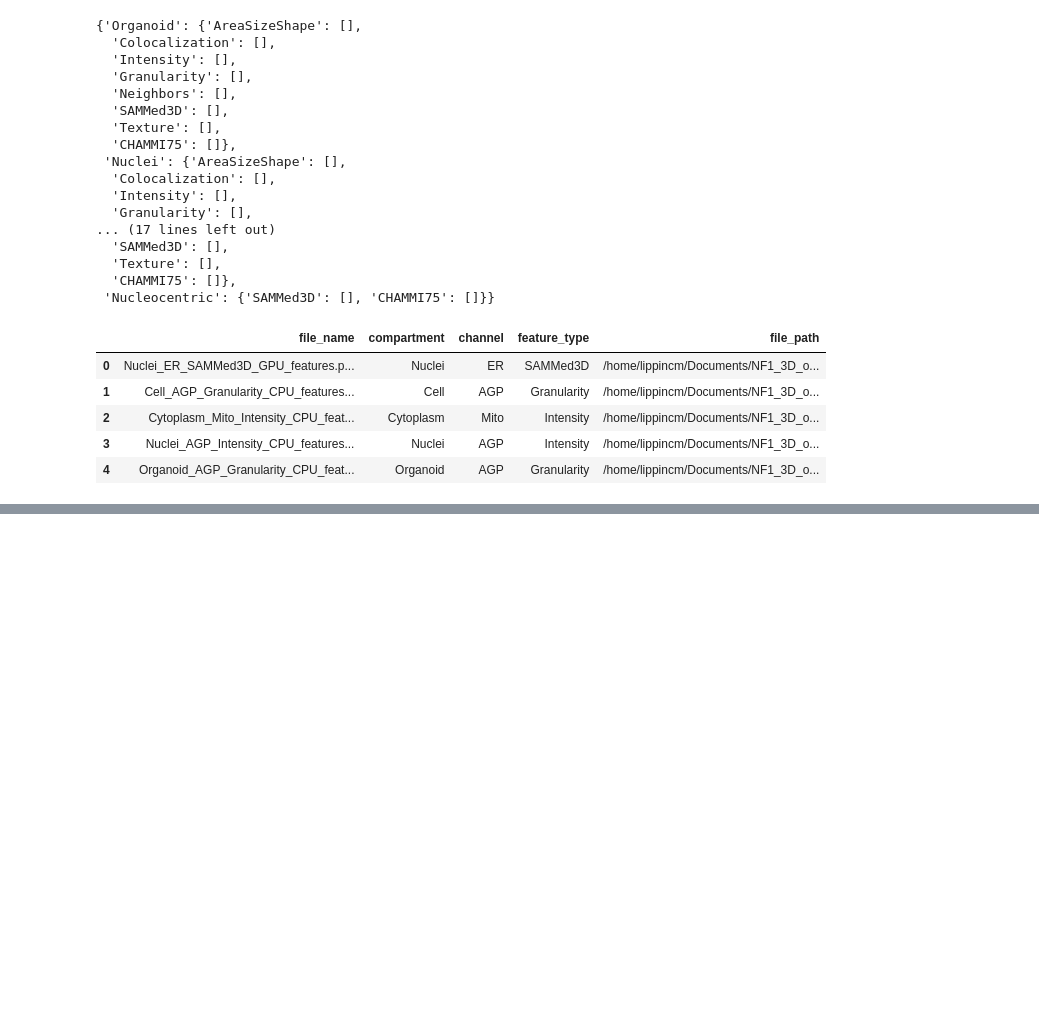
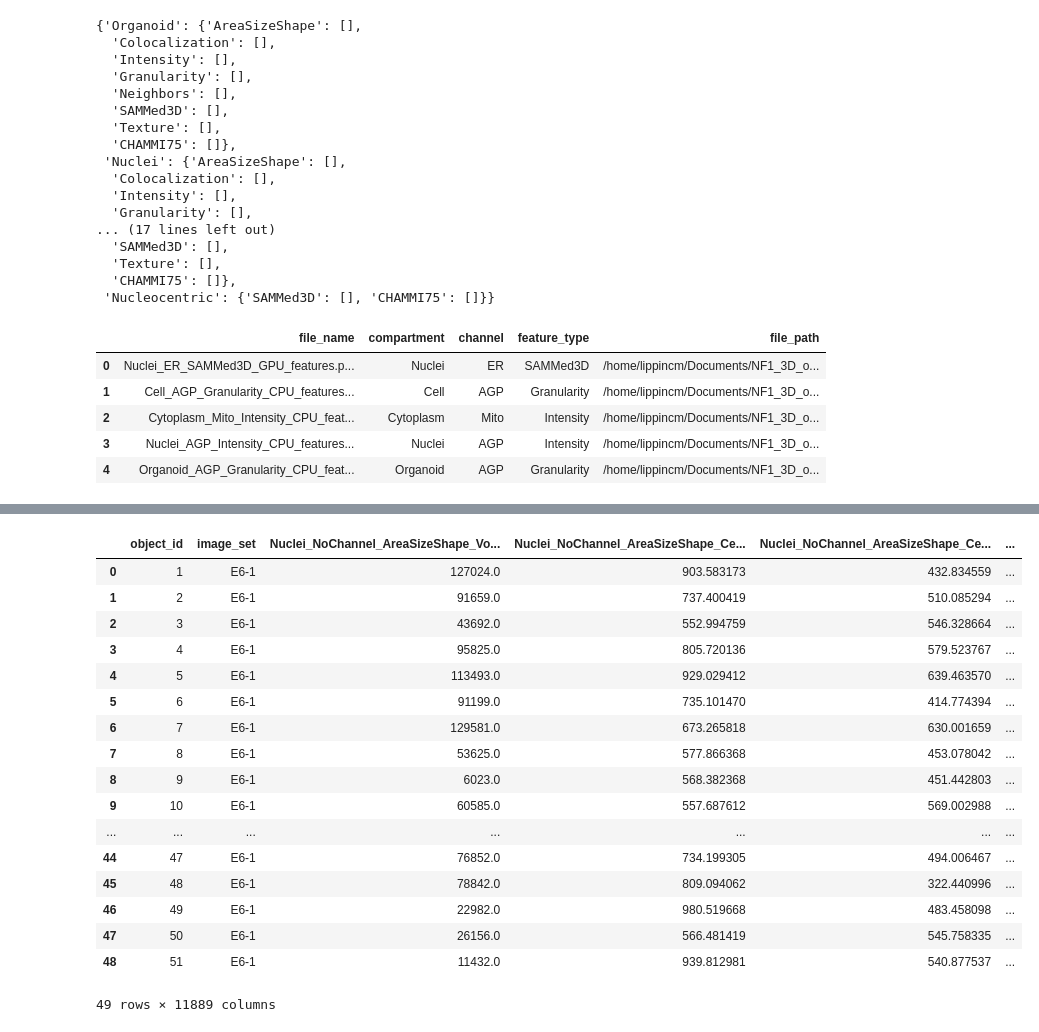
Before and after one commit to WayScience/NF1_3D_organoid_profiling_pipeline, a Jupyter notebook: 4.processing_image_based_profiles/notebooks/1.merge_feature_parquets.ipynb, the cells around one changed output, grey strips where cells are left out. Drawn from its saved outputs; the diff is of its cells as text; code cells hidden in the pictures; blank space fills up the shorter version.

```diff
--- a/4.processing_image_based_profiles/notebooks/1.merge_feature_parquets.ipynb
+++ b/4.processing_image_based_profiles/notebooks/1.merge_feature_parquets.ipynb
@@ -302,0 +287,23 @@ write_df
+# %%
+pd.read_parquet(
+    "../../data/NF0014_T1/image_based_profiles/1.related_profiles/E6-1/sc_profiles_E6-1_related.parquet"
+)
+# %% [output]
+|  | object_id | image_set | Nuclei_NoChannel_AreaSizeShape_Vo... | Nuclei_NoChannel_AreaSizeShape_Ce... | Nuclei_NoChannel_AreaSizeShape_Ce... | ... |
+| 0 | 1 | E6-1 | 127024.0 | 903.583173 | 432.834559 | ... |
+| 1 | 2 | E6-1 | 91659.0 | 737.400419 | 510.085294 | ... |
+| 2 | 3 | E6-1 | 43692.0 | 552.994759 | 546.328664 | ... |
+| 3 | 4 | E6-1 | 95825.0 | 805.720136 | 579.523767 | ... |
+| 4 | 5 | E6-1 | 113493.0 | 929.029412 | 639.463570 | ... |
+| 5 | 6 | E6-1 | 91199.0 | 735.101470 | 414.774394 | ... |
+| 6 | 7 | E6-1 | 129581.0 | 673.265818 | 630.001659 | ... |
+| 7 | 8 | E6-1 | 53625.0 | 577.866368 | 453.078042 | ... |
+| 8 | 9 | E6-1 | 6023.0 | 568.382368 | 451.442803 | ... |
+| 9 | 10 | E6-1 | 60585.0 | 557.687612 | 569.002988 | ... |
+| ... | ... | ... | ... | ... | ... | ... |
+| 44 | 47 | E6-1 | 76852.0 | 734.199305 | 494.006467 | ... |
+| 45 | 48 | E6-1 | 78842.0 | 809.094062 | 322.440996 | ... |
+| 46 | 49 | E6-1 | 22982.0 | 980.519668 | 483.458098 | ... |
+| 47 | 50 | E6-1 | 26156.0 | 566.481419 | 545.758335 | ... |
+| 48 | 51 | E6-1 | 11432.0 | 939.812981 | 540.877537 | ... |
+49 rows × 11889 columns
```
Also changed, not shown: parts of 4 cells of this notebook, 7 other files.
